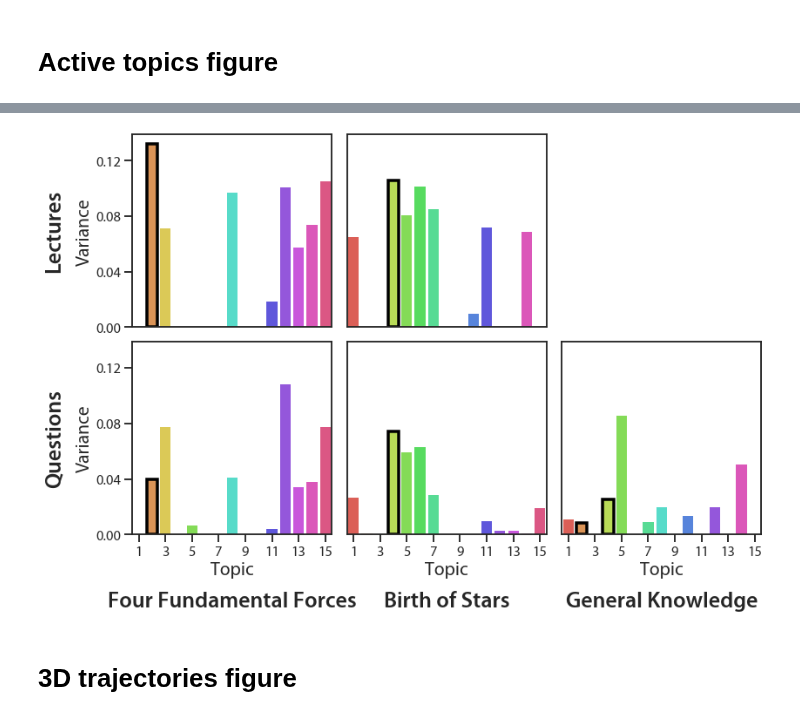
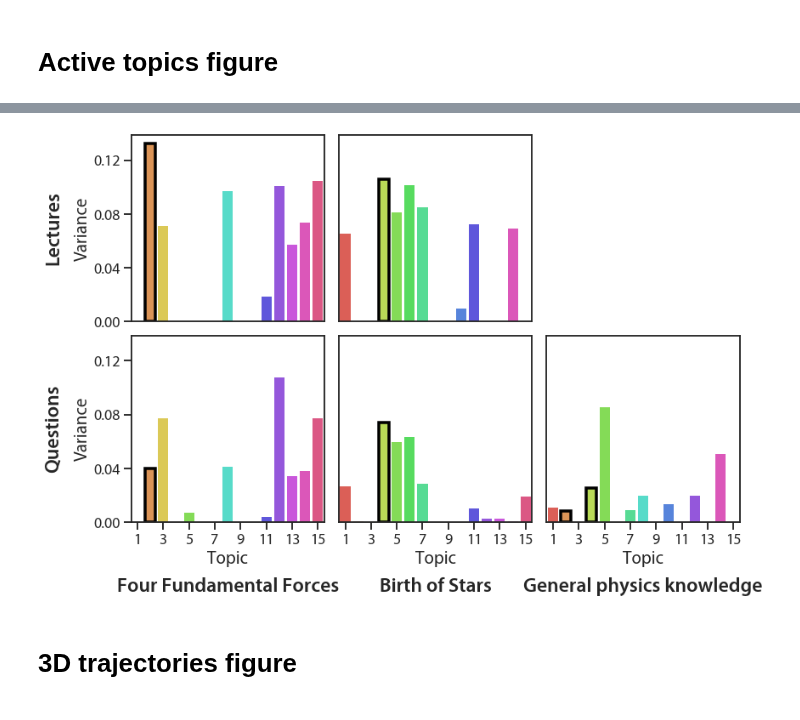
Before and after one commit to ContextLab/efficient-learning-khan, a Jupyter notebook: code/notebooks/1_model-course-content.ipynb, the cells around one changed output, grey strips where cells are left out. Cells and saved outputs as stored; diff of their text form; code cells hidden in the pictures.

Commit message:
update questions label to "general physics knowledge" to match fig 1, adjust font sizes accordingly

```diff
--- a/code/notebooks/1_model-course-content.ipynb
+++ b/code/notebooks/1_model-course-content.ipynb
@@ -304,3 +304,16 @@ topic 15:
 forces_questions = all_questions[np.flatnonzero(questions['lecture'] == 1)]
 bos_questions = all_questions[np.flatnonzero(questions['lecture'] == 2)]
 general_questions = all_questions[np.flatnonzero(questions['lecture'] == 0)]
+# %%
+with sns.plotting_context('talk', font_scale=1.1), sns.axes_style('ticks'):
+    set_figure_style()
+    fig, ax = plt.subplots()
+
+    t = ax.text(0.5, 0.5, 'Text')
+
+    fonts = ['xx-small', 'x-small', 'small', 'medium', 'large',
+             'x-large', 'xx-large', 'larger', 'smaller']
+
+    for font in fonts:
+        t.set_fontsize(font)
+        print (font, round(t.get_fontsize(), 2))
@@ -307,5 +331,5 @@ general_questions = all_questions[np.flatnonzero(questions['lecture'] == 0)]
 # %%
-with sns.axes_style('ticks'), sns.plotting_context('talk'):
+with sns.plotting_context('talk', font_scale=1.1), sns.axes_style('ticks'):
     set_figure_style()
     palette = sns.color_palette('hls', N_TOPICS)
 
@@ -332,64 +356,64 @@ with sns.axes_style('ticks'), sns.plotting_context('talk'):
         ax.set_xticks(list(range(1, N_TOPICS + 1, 2)))
 
         if i == 0:
-            ax.set_ylabel('Variance', fontsize='large')
+            ax.set_ylabel('Variance', fontsize=21)
             ax.annotate('Lectures',
                         xy=(-.7, .5),
                         xycoords=ax.yaxis.label,
-                        size='x-large',
+                        size='large',
                         rotation=90,
                         ha='right',
                         va='center',
                         fontweight='semibold')
         elif i == 3:
             ax.set_title('Four Fundamental Forces',
-                         fontsize='x-large',
+                         fontsize='large',
                          y=-0.4,
                          fontweight='semibold')
-            ax.set_ylabel('Variance', fontsize='large')
+            ax.set_ylabel('Variance', fontsize=21)
             ax.annotate('Questions',
                         xy=(-.7, .5),
                         xycoords=ax.yaxis.label,
-                        size='x-large',
+                        size='large',
                         rotation=90,
                         ha='right',
                         va='center',
                         fontweight='semibold')
         elif i == 4:
             ax.set_title('Birth of Stars',
-                         fontsize='x-large',
+                         fontsize='large',
                          y=-0.4,
                          fontweight='semibold')
         elif i == 5:
-            ax.set_title('General Knowledge',
-                         fontsize='x-large',
+            ax.set_title('General physics knowledge',
+                         fontsize='large',
                          y=-0.4,
                          fontweight='semibold')
 
         if i > 2:
-            ax.set_xlabel('Topic', fontsize='large')
+            ax.set_xlabel('Topic', fontsize=21)
 
         if i in (0, 3):
             ax.set_yticks(np.arange(0, ax.get_ylim()[1], 0.04))
         else:
             ax.tick_params(axis='y', length=0)
         if i < 3:
             ax.tick_params(axis='x', length=0)
 
         if i in (0, 3, 5):
             ax.patches[1].set_edgecolor('black')
             ax.patches[1].set_linewidth(3.5)
         if i in (1, 4, 5):
             ax.patches[3].set_edgecolor('black')
             ax.patches[3].set_linewidth(3.5)
 
 
     plt.tight_layout()
     plt.subplots_adjust(hspace=0.075, wspace=0.075)
 #     plt.savefig(FIG_DIR.joinpath('active-topics.pdf'), bbox_inches='tight')
     plt.show()
 # %% [output]
-[figure, old version]
+[figure, new version]
 # %% [markdown]
 # 3D trajectories figure
 # %%
```
Also changed, not shown: parts of 1 cell of this notebook, 1 other file.
